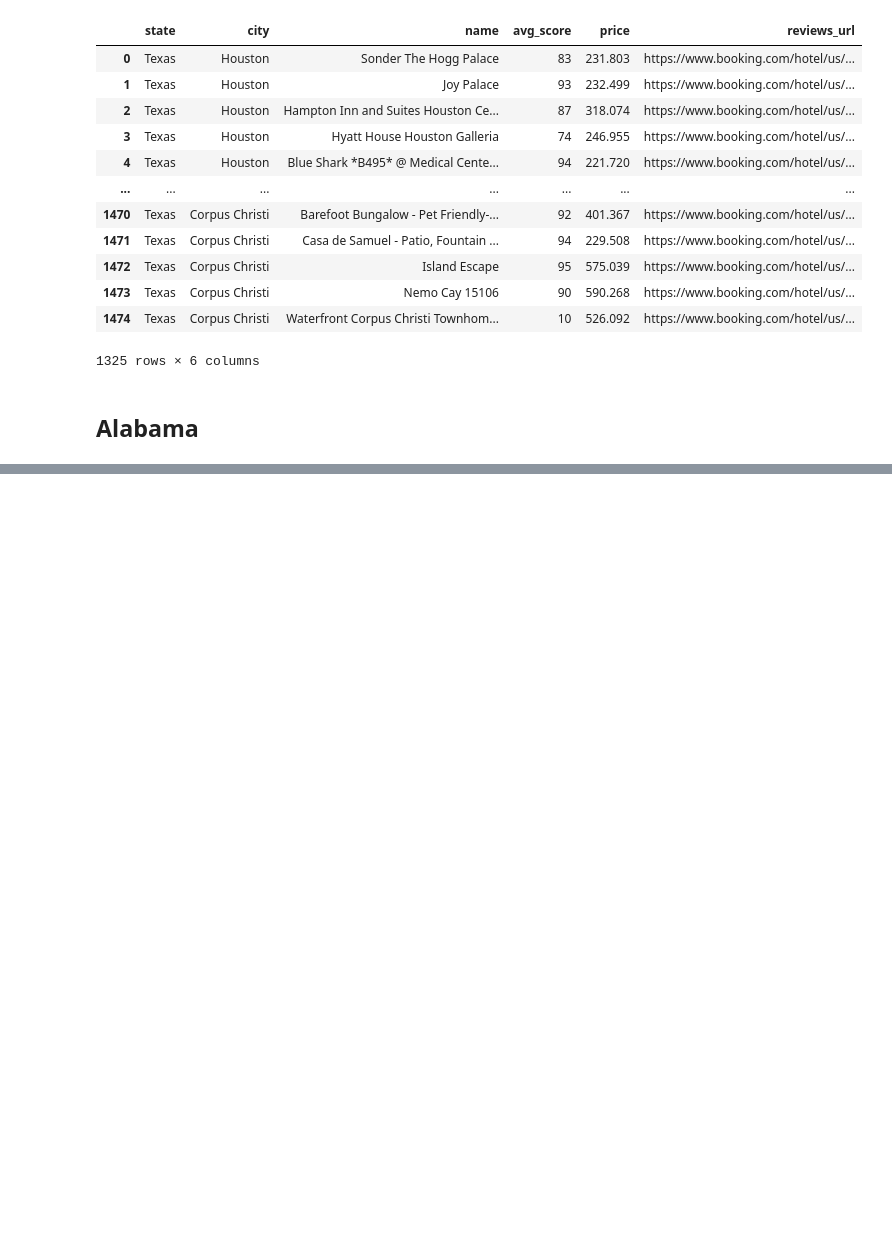
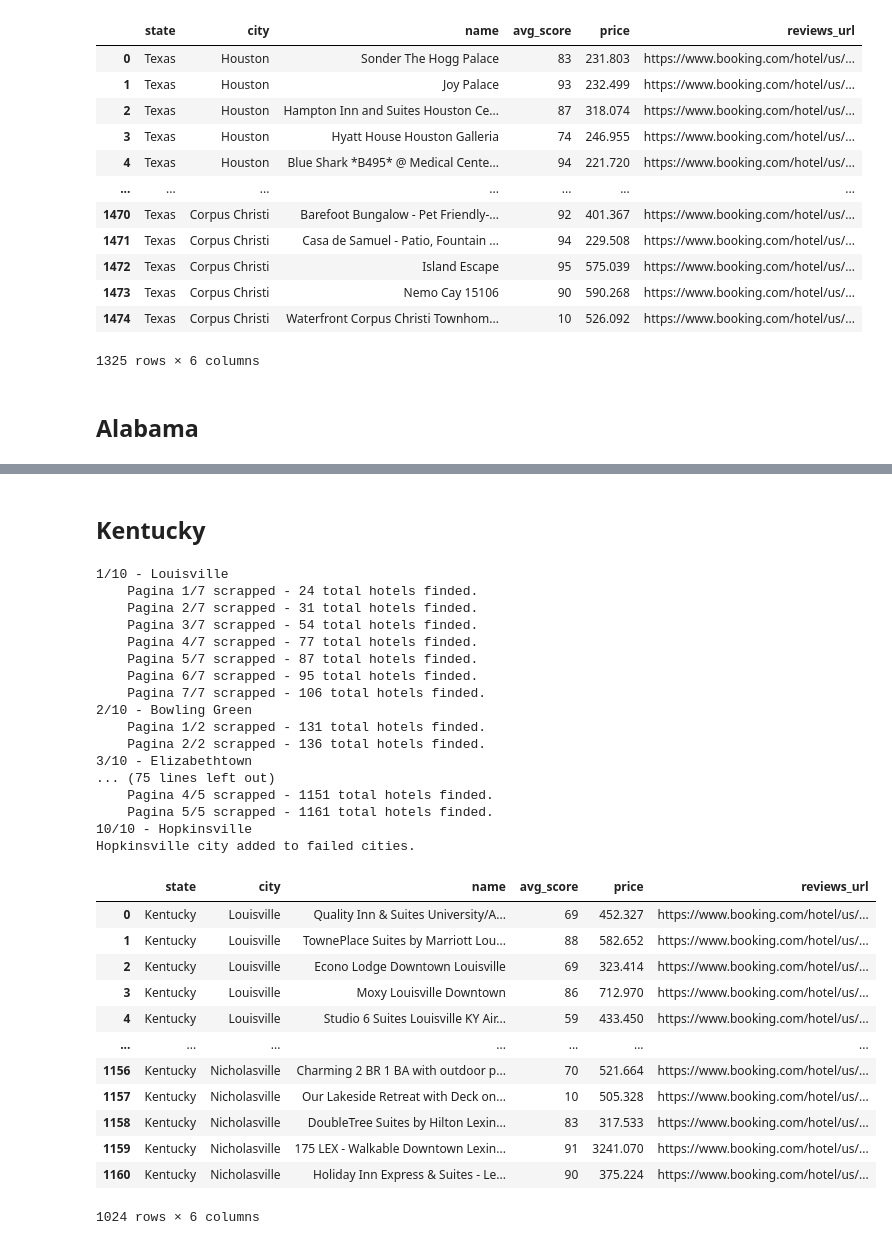
Before and after one commit to LeonardoCostaH/PF_DS_YELP, a Jupyter notebook: scrapping/02_hotels.ipynb, the cells around one changed output, grey strips where cells are left out. Saved outputs shown, nothing was run; the diff lists cells and outputs as text; code cells hidden in the pictures; blank space fills up the shorter version.

```diff
--- a/scrapping/02_hotels.ipynb
+++ b/scrapping/02_hotels.ipynb
@@ -690,0 +718,36 @@ NameError: name 'scrape' is not defined
+# %% [markdown]
+## Kentucky
+# %%
+kentucky_hotels = scrape("KY")
+kentucky_hotels
+# %% [output]
+1/10 - Louisville
+    Pagina 1/7 scrapped - 24 total hotels finded.
+    Pagina 2/7 scrapped - 31 total hotels finded.
+    Pagina 3/7 scrapped - 54 total hotels finded.
+    Pagina 4/7 scrapped - 77 total hotels finded.
+    Pagina 5/7 scrapped - 87 total hotels finded.
+    Pagina 6/7 scrapped - 95 total hotels finded.
+    Pagina 7/7 scrapped - 106 total hotels finded.
+2/10 - Bowling Green
+    Pagina 1/2 scrapped - 131 total hotels finded.
+    Pagina 2/2 scrapped - 136 total hotels finded.
+3/10 - Elizabethtown
+... (75 lines left out)
+    Pagina 4/5 scrapped - 1151 total hotels finded.
+    Pagina 5/5 scrapped - 1161 total hotels finded.
+10/10 - Hopkinsville
+Hopkinsville city added to failed cities.
+|  | state | city | name | avg_score | price | reviews_url |
+| 0 | Kentucky | Louisville | Quality Inn & Suites University/A... | 69 | 452.327 | https://www.booking.com/hotel/us/... |
+| 1 | Kentucky | Louisville | TownePlace Suites by Marriott Lou... | 88 | 582.652 | https://www.booking.com/hotel/us/... |
+| 2 | Kentucky | Louisville | Econo Lodge Downtown Louisville | 69 | 323.414 | https://www.booking.com/hotel/us/... |
+| 3 | Kentucky | Louisville | Moxy Louisville Downtown | 86 | 712.970 | https://www.booking.com/hotel/us/... |
+| 4 | Kentucky | Louisville | Studio 6 Suites Louisville KY Air... | 59 | 433.450 | https://www.booking.com/hotel/us/... |
+| ... | ... | ... | ... | ... | ... | ... |
+| 1156 | Kentucky | Nicholasville | Charming 2 BR 1 BA with outdoor p... | 70 | 521.664 | https://www.booking.com/hotel/us/... |
+| 1157 | Kentucky | Nicholasville | Our Lakeside Retreat with Deck on... | 10 | 505.328 | https://www.booking.com/hotel/us/... |
+| 1158 | Kentucky | Nicholasville | DoubleTree Suites by Hilton Lexin... | 83 | 317.533 | https://www.booking.com/hotel/us/... |
+| 1159 | Kentucky | Nicholasville | 175 LEX - Walkable Downtown Lexin... | 91 | 3241.070 | https://www.booking.com/hotel/us/... |
+| 1160 | Kentucky | Nicholasville | Holiday Inn Express & Suites - Le... | 90 | 375.224 | https://www.booking.com/hotel/us/... |
+1024 rows × 6 columns
```
Also changed, not shown: parts of 52 cells of this notebook, 20 other files.
